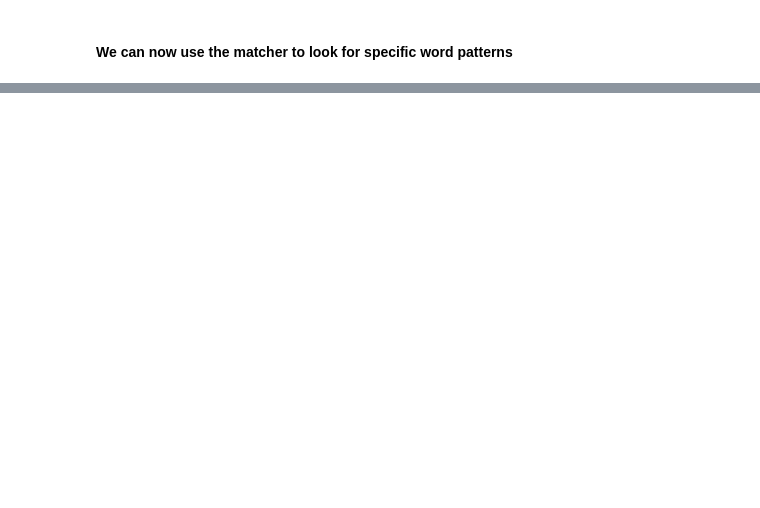
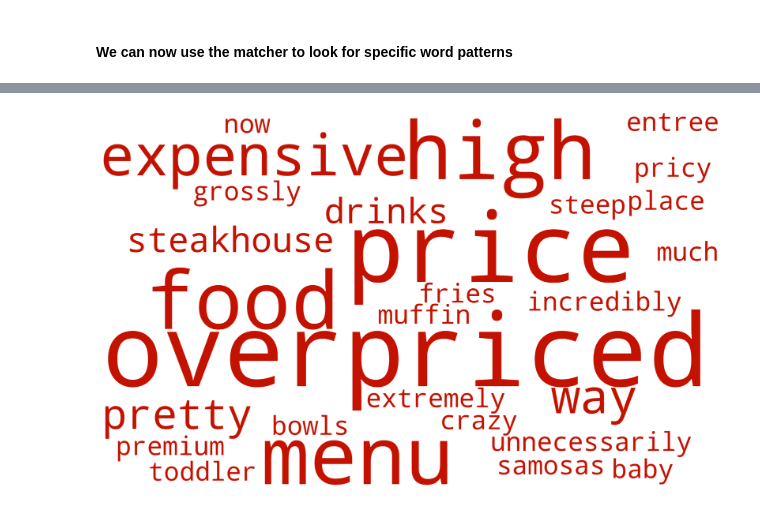
Before and after one commit to raska0010/listen-to-your-customers, a Jupyter notebook: reviews_analysis.ipynb, the cells around one changed output, grey strips where cells are left out. Cells and saved outputs as stored; diff of their text form; code cells hidden in the pictures; blank space fills up the shorter version.

```diff
--- a/reviews_analysis.ipynb
+++ b/reviews_analysis.ipynb
@@ -116,7 +136,7 @@ def match_reviews(model, file, pattern, matcher_name, ruler_path=None):
       matches_temp = matcher(doc)
       if matches_temp != []:
          for match in matches_temp:
-            matches.append(doc[match[1]:match[2]].text)
+            matches.append({'keyword': doc[match[1]:match[2]].text})
 
    return matches
 # %%
@@ -137,0 +363,17 @@ food_matches = match_reviews(model, file, pattern, matcher_name, ruler_path)
+# %%
+model = 'en_core_web_lg'
+
+file = reviews_text[:1000]
+
+# create pattern contains multiple patterns
+pattern = [[
+    {"POS": 'NOUN'},
+    {"LEMMA": 'be', 'OP': '*'},
+    {'POS': 'ADV', 'OP': '*'},
+    {'POS': 'ADJ', 'OP': '*'},
+    {"LOWER": {"in": ['pricy', 'overpriced', 'over priced', 'expensive', 'costly', 'price', 'steep', 'high', 'crazy', 'too much', 'pricier']}}
+]]
+
+matcher_name = 'PRICE_MATCHER'
+
+price_matches = match_reviews(model, file, pattern, matcher_name)
@@ -137,0 +400,2 @@ food_matches = match_reviews(model, file, pattern, matcher_name, ruler_path)
+# %%
+price_matches_df = pd.DataFrame(price_matches)
@@ -137,0 +422,17 @@ food_matches = match_reviews(model, file, pattern, matcher_name, ruler_path)
+# %%
+price_kw = " ".join(word for word in price_matches_df.keyword)
+
+stopwords = STOPWORDS
+
+plt.figure(figsize=(11.87*2, 7.42*2))
+
+# Generate a word cloud image
+wordcloud = WordCloud(stopwords=stopwords, background_color='white', prefer_horizontal=1.5, color_func=lambda *args, **kwargs: (196,18,0), width = 2500, height = 1500).generate(price_kw)
+
+# Display the generated image:
+# the matplotlib way:
+plt.imshow(wordcloud, interpolation='bilinear')
+plt.axis("off")
+plt.show()
+# %% [output]
+[figure, added]
```
Also changed, not shown: parts of 28 cells of this notebook, 4 other files.
